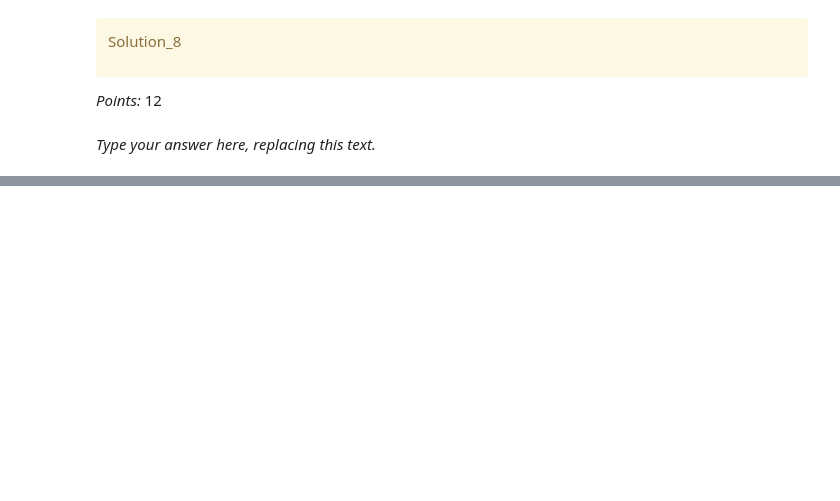
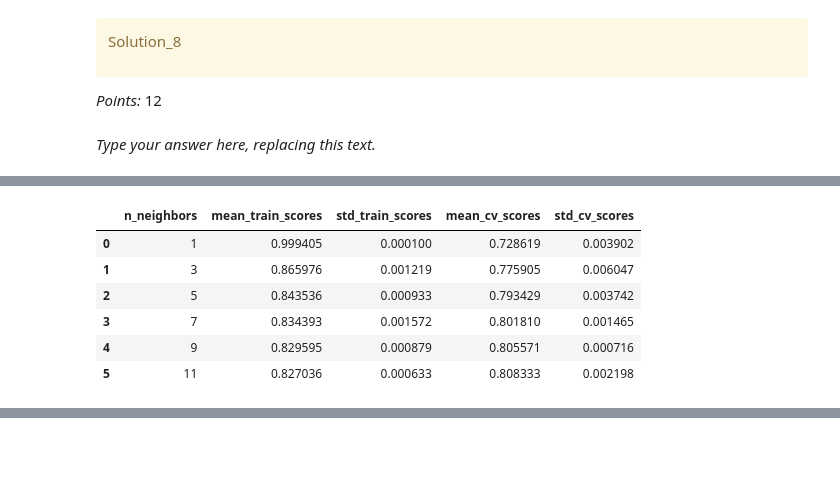
Before and after one commit to RaffertyAng/cpsc330-2025W1, a Jupyter notebook: homeworks/hw5/330_hw3-main/hw5.ipynb, the cells around one changed output, grey strips where cells are left out. Drawn from its saved outputs; the diff is of its cells as text; code cells hidden in the pictures; blank space fills up the shorter version.

```diff
--- a/homeworks/hw5/330_hw3-main/hw5.ipynb
+++ b/homeworks/hw5/330_hw3-main/hw5.ipynb
@@ -569,0 +597,5 @@ Ellipsis
+# %%
+pipe_knn = make_pipeline(StandardScaler(), KNeighborsClassifier(n_neighbors=5))
+
+scores = cross_validate(pipe_lr, X_train, y_train, return_train_score=True)
+pd.DataFrame(scores)
@@ -569,0 +609,30 @@ Ellipsis
+# %%
+knn_scores_dict = {
+    "n_neighbors": [1, 3, 5, 7, 9, 11],
+    "mean_train_scores": [],
+    "std_train_scores": [],
+    "mean_cv_scores": [],
+    "std_cv_scores": [],
+}
+
+for k in knn_scores_dict["n_neighbors"]:
+    pipe_knn = make_pipeline(
+        StandardScaler(),
+        KNeighborsClassifier(n_neighbors=k)
+    )
+    scores = cross_validate(pipe_knn, X_train, y_train, return_train_score=True)
+    knn_scores_dict["mean_train_scores"].append(scores["train_score"].mean())
+    knn_scores_dict["std_train_scores"].append(scores["train_score"].std())
+    knn_scores_dict["mean_cv_scores"].append(scores["test_score"].mean())
+    knn_scores_dict["std_cv_scores"].append(scores["test_score"].std())
+
+knn_results_df = pd.DataFrame(knn_scores_dict)
+knn_results_df
+# %% [output]
+|  | n_neighbors | mean_train_scores | std_train_scores | mean_cv_scores | std_cv_scores |
+| 0 | 1 | 0.999405 | 0.000100 | 0.728619 | 0.003902 |
+| 1 | 3 | 0.865976 | 0.001219 | 0.775905 | 0.006047 |
+| 2 | 5 | 0.843536 | 0.000933 | 0.793429 | 0.003742 |
+| 3 | 7 | 0.834393 | 0.001572 | 0.801810 | 0.001465 |
+| 4 | 9 | 0.829595 | 0.000879 | 0.805571 | 0.000716 |
+| 5 | 11 | 0.827036 | 0.000633 | 0.808333 | 0.002198 |
```
Also changed, not shown: parts of 27 cells of this notebook.
